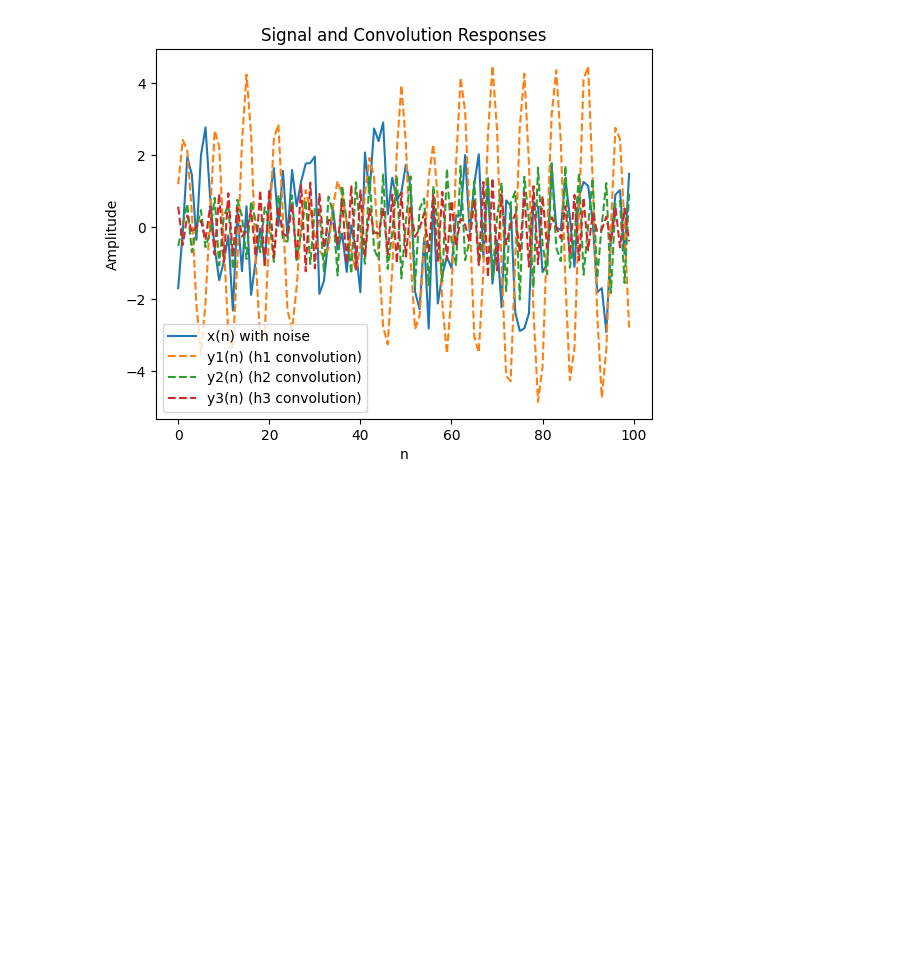
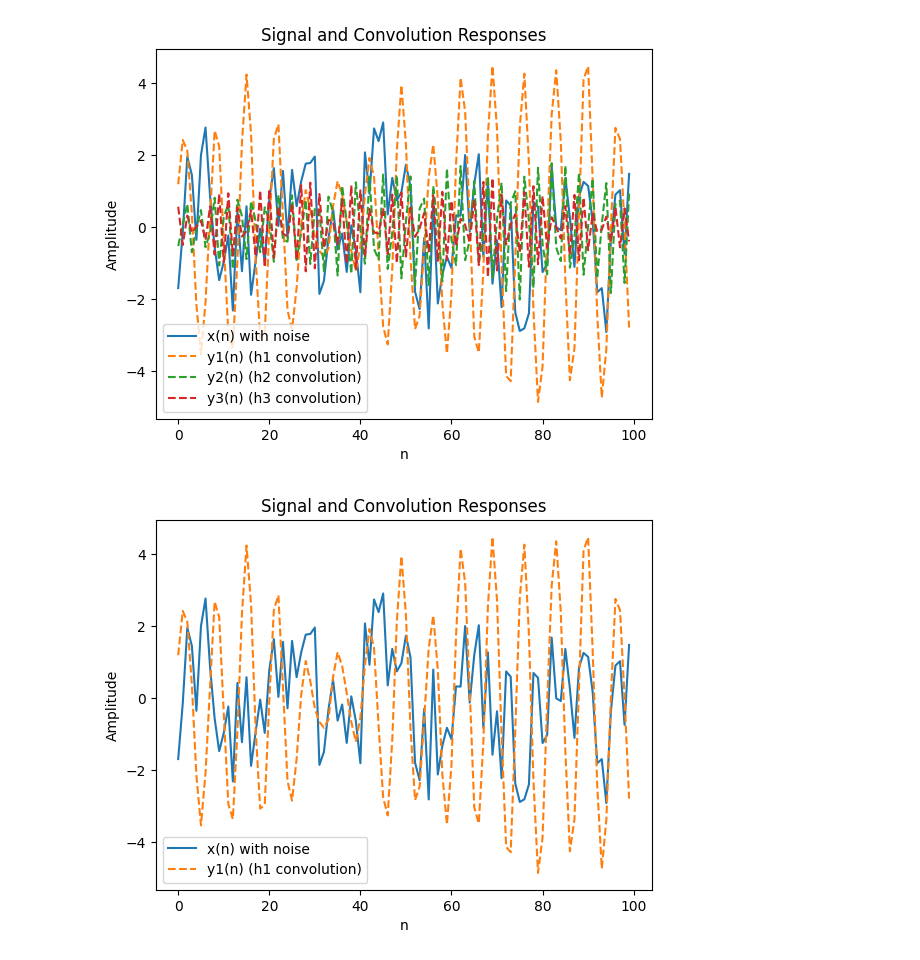
Before and after one commit to LifeHashed/Signals, a Jupyter notebook: Signals3.ipynb, the cells around one changed output. Saved outputs shown, nothing was run; the diff lists cells and outputs as text; code cells hidden in the pictures; blank space fills up the shorter version.

```diff
--- a/Signals3.ipynb
+++ b/Signals3.ipynb
@@ -170,3 +176,13 @@ plt.legend()
 plt.show()
 # %% [output]
 [figure]
+# %%
+plt.plot(n_values, x_n_with_noise, label='x(n) with noise')
+plt.plot(n_values, y1_n, label='y1(n) (h1 convolution)', linestyle='dashed')
+plt.title('Signal and Convolution Responses')
+plt.xlabel('n')
+plt.ylabel('Amplitude')
+plt.legend()
+plt.show()
+# %% [output]
+[figure, added]
```
Also changed, not shown: parts of 4 cells of this notebook.
